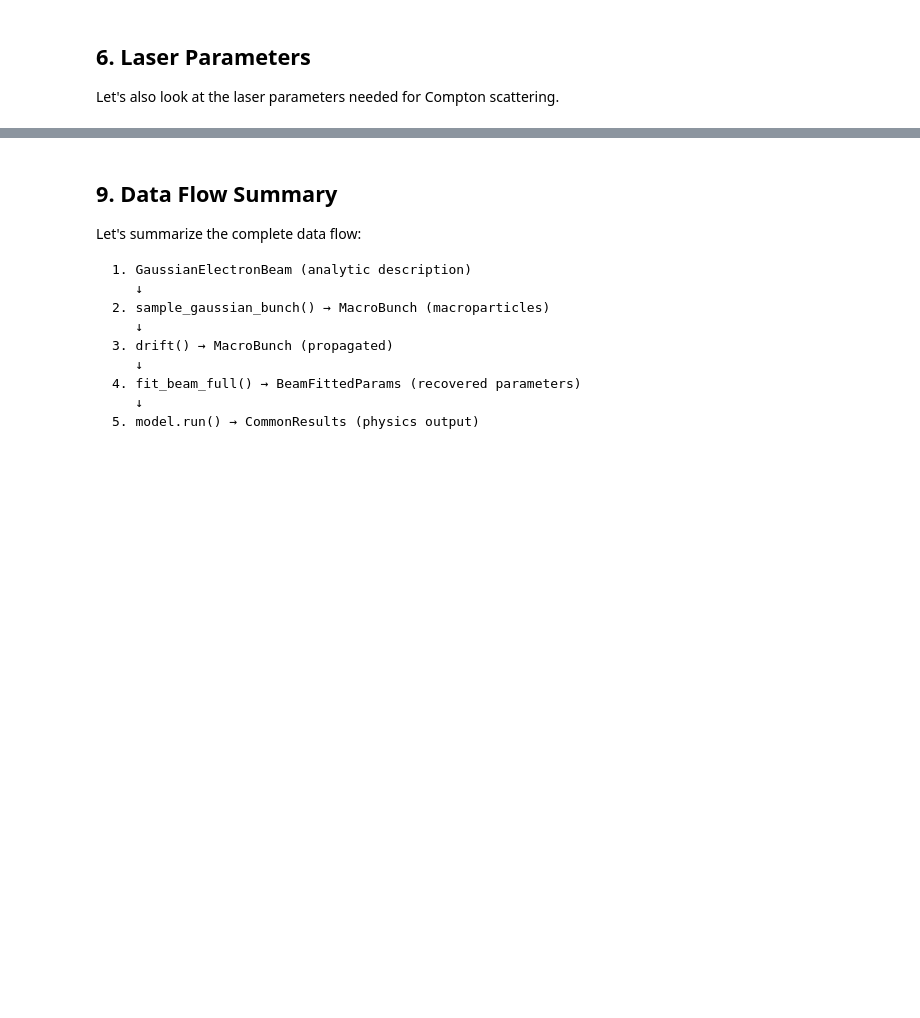
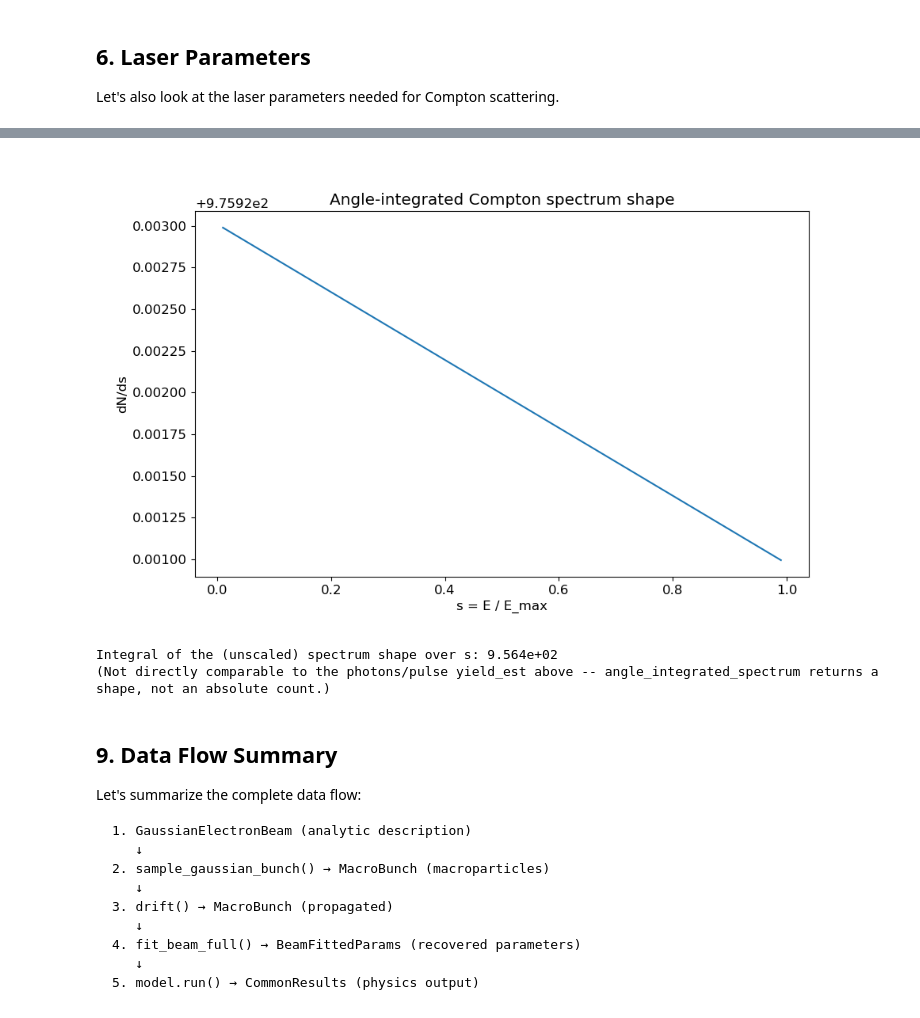
Before and after one commit to blendersamsonov/Compton-Suite, a Jupyter notebook: sandbox_io_exploration.ipynb, the cells around one changed output, grey strips where cells are left out. Cells and saved outputs as stored; diff of their text form; code cells hidden in the pictures; blank space fills up the shorter version.

```diff
--- a/sandbox_io_exploration.ipynb
+++ b/sandbox_io_exploration.ipynb
@@ -125,15 +141,18 @@ Let's create different electron beams and understand their parameters.
 # %%
 # Example 1: High-energy beam (like at LCLS)
 beam_high_energy = GaussianElectronBeam(
-    bunch_charge_C=100e-12,        # 100 pC
-    kinetic_energy_eV=500e6,       # 500 MeV
-    rel_energy_spread_rms=0.001,   # 0.1% energy spread
-    sigma_x_m=100e-6,              # 100 um beam size
-    sigma_y_m=100e-6,              # 100 um beam size
-    emit_geom_x_m=10e-9,           # 10 nm geometric emittance
-    emit_geom_y_m=10e-9,           # 10 nm geometric emittance
-    sigma_t_s=1e-12,               # 1 ps bunch duration
-    sigma_pz=0.001                 # 0.1% momentum spread
+    bunch_charge_C=pq(100e-12, "coulomb", PhysicalMeaning.BUNCH_CHARGE),           # 100 pC
+    kinetic_energy_eV=pq(500e6, "electron_volt", PhysicalMeaning.BEAM_ENERGY),     # 500 MeV
+    rel_energy_spread_rms=0.001,                                                   # 0.1% energy spread
+    sigma_x_m=pq(100e-6, "meter", PhysicalMeaning.ELECTRON_BEAM_SIZE,
+                 WidthConvention.SIGMA_INTENSITY_RMS),                             # 100 um beam size
+    sigma_y_m=pq(100e-6, "meter", PhysicalMeaning.ELECTRON_BEAM_SIZE,
+                 WidthConvention.SIGMA_INTENSITY_RMS),                             # 100 um beam size
+    emit_geom_x_m=pq(10e-9, "meter", PhysicalMeaning.EMITTANCE),                   # 10 nm geometric emittance
+    emit_geom_y_m=pq(10e-9, "meter", PhysicalMeaning.EMITTANCE),                   # 10 nm geometric emittance
+    sigma_t_s=pq(1e-12, "second", PhysicalMeaning.BUNCH_LENGTH,
+                 TimeConvention.SIGMA_INTENSITY_RMS),                              # 1 ps bunch duration
+    sigma_pz=0.001,                                                                # 0.1% momentum spread
 )
 
 print("High-energy beam (500 MeV):")
@@ -141,6 +160,6 @@ print(f"  Gamma: {beam_high_energy.gamma0:.2f}")
 print(f"  Beta: {beam_high_energy.beta0:.6f}")
 print(f"  Number of electrons: {beam_high_energy.N_e:.2e}")
 print(f"  Divergence x: {beam_high_energy.divergence_x_rad*1e3:.3f} mrad")
-print(f"  Beta star x: {beam_high_energy.beta_star_x_m*1e3:.2f} mm")
-print(f"  Peak current: {beam_high_energy.peak_current_A:.2f} A")
-print(f"  Peak density: {beam_high_energy.peak_density_m3:.2e} m^-3")
+print(f"  Beta star x: {beam_high_energy.beta_star_x.to('millimeter').magnitude:.2f} mm")
+print(f"  Peak current: {beam_high_energy.peak_current.to('ampere').magnitude:.2f} A")
+print(f"  Peak density: {beam_high_energy.peak_density.to('1/meter**3').magnitude:.2e} m^-3")
@@ -421,3 +488,30 @@ print(f"  Divergence: {results_analytical.divergence_rad*1e3:.2f} mrad")
+# %%
+# Sample a bunch to drive the spectrum shape
+rng3 = np.random.default_rng(456)
+bunch_for_model = sample_gaussian_bunch(beam_high_energy, 10000, rng=rng3)
+
+s_grid = np.linspace(0.01, 0.99, 200)
+dNds = angle_integrated_spectrum(
+    bunch_for_model.gamma,
+    np.full(bunch_for_model.n_particles, bunch_for_model.weight),
+    s_grid,
+)
+
+fig, ax = plt.subplots()
+ax.plot(s_grid, dNds)
+ax.set_xlabel("s = E / E_max")
+ax.set_ylabel("dN/ds")
+ax.set_title("Angle-integrated Compton spectrum shape")
+plt.show()
+# %% [output]
+[figure, added]
+# %%
+print(f"Integral of the (unscaled) spectrum shape over s: {np.trapezoid(dNds, s_grid):.3e}")
+print("(Not directly comparable to the photons/pulse yield_est above -- "
+      "angle_integrated_spectrum returns a shape, not an absolute count.)")
+# %% [output]
+Integral of the (unscaled) spectrum shape over s: 9.564e+02
+(Not directly comparable to the photons/pulse yield_est above -- angle_integrated_spectrum returns a shape, not an absolute count.)
 # %% [markdown]
 ## 9. Data Flow Summary
 
```
Also changed, not shown: parts of 23 cells of this notebook, 16 other files.
